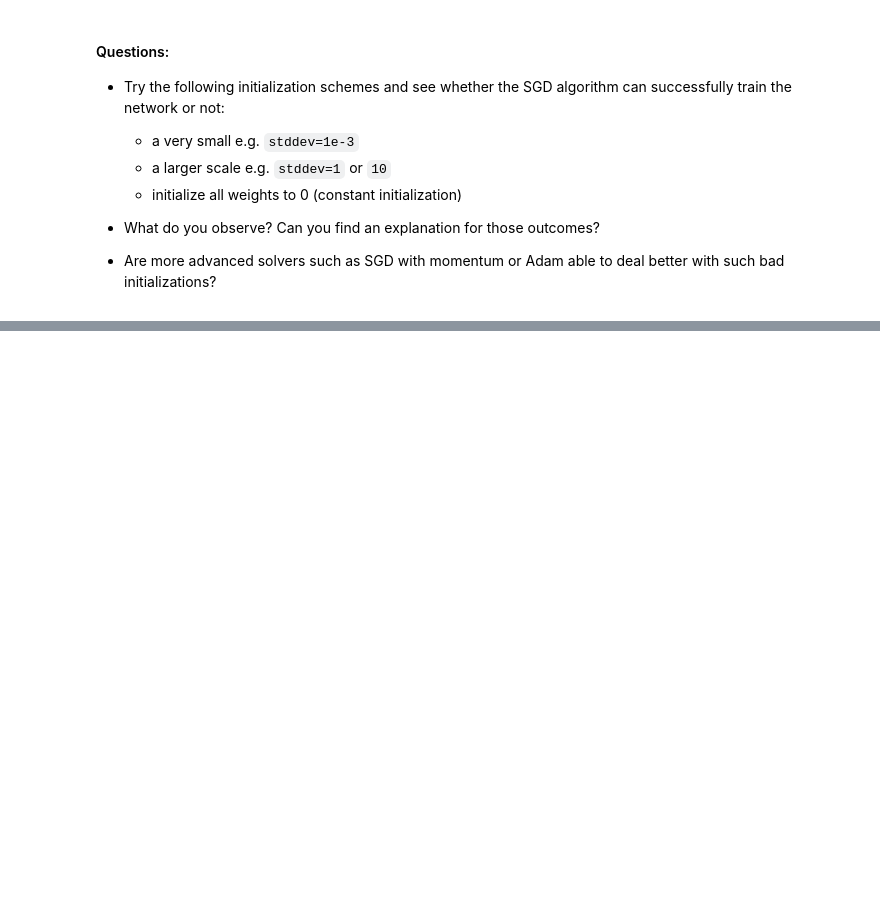
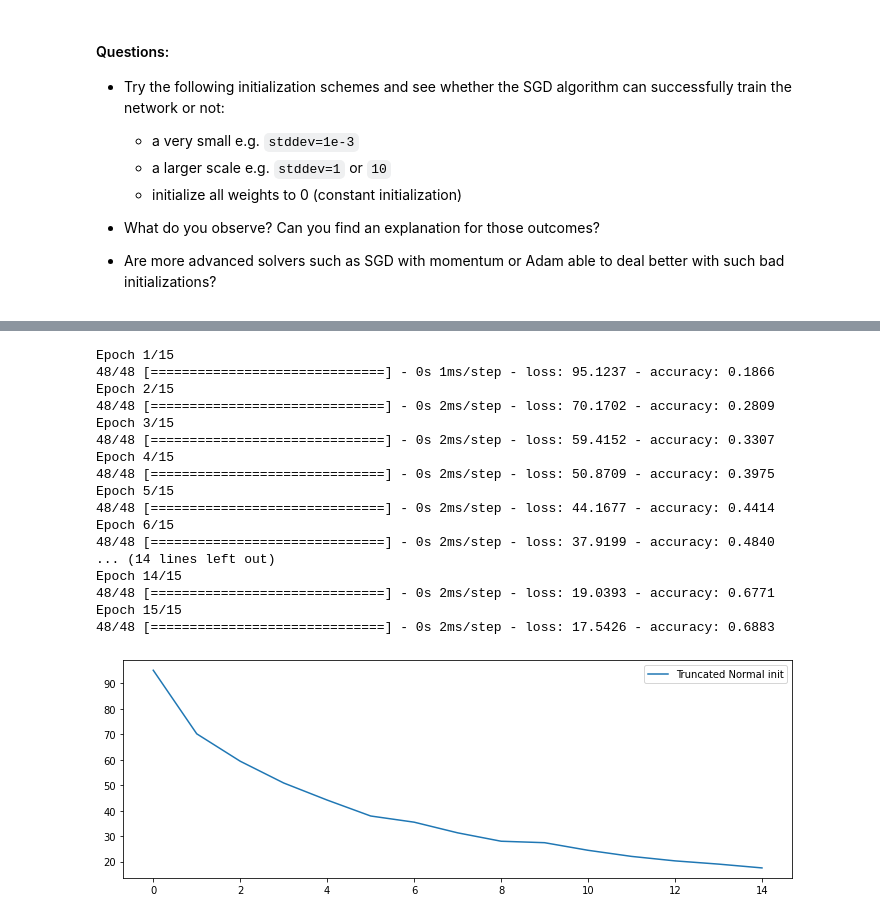
Before and after one commit to hrialan/AppliedDeepLearning_M2DataScience, a Jupyter notebook: labs/01_keras/Intro Keras.ipynb, the cells around one changed output, grey strips where cells are left out. Cells and saved outputs as stored; diff of their text form; code cells hidden in the pictures; blank space fills up the shorter version.

```diff
--- a/labs/01_keras/Intro Keras.ipynb
+++ b/labs/01_keras/Intro Keras.ipynb
@@ -723,0 +766,39 @@ model.layers[0].weights
+# %%
+normal_init = initializers.TruncatedNormal(stddev=10)
+
+
+model = Sequential()
+model.add(Dense(hidden_dim, input_dim=input_dim, activation="tanh",
+                kernel_initializer=normal_init))
+model.add(Dense(hidden_dim, activation="tanh",
+                kernel_initializer=normal_init))
+model.add(Dense(output_dim, activation="softmax",
+                kernel_initializer=normal_init))
+
+model.compile(optimizer=optimizers.SGD(learning_rate=0.1),
+              loss='categorical_crossentropy', metrics=['accuracy'])
+
+history = model.fit(X_train, Y_train, epochs=15, batch_size=32)
+
+plt.figure(figsize=(12, 4))
+plt.plot(history.history['loss'], label="Truncated Normal init")
+plt.legend();
+# %% [output]
+Epoch 1/15
+48/48 [==============================] - 0s 1ms/step - loss: 95.1237 - accuracy: 0.1866
+Epoch 2/15
+48/48 [==============================] - 0s 2ms/step - loss: 70.1702 - accuracy: 0.2809
+Epoch 3/15
+48/48 [==============================] - 0s 2ms/step - loss: 59.4152 - accuracy: 0.3307
+Epoch 4/15
+48/48 [==============================] - 0s 2ms/step - loss: 50.8709 - accuracy: 0.3975
+Epoch 5/15
+48/48 [==============================] - 0s 2ms/step - loss: 44.1677 - accuracy: 0.4414
+Epoch 6/15
+48/48 [==============================] - 0s 2ms/step - loss: 37.9199 - accuracy: 0.4840
+... (14 lines left out)
+Epoch 14/15
+48/48 [==============================] - 0s 2ms/step - loss: 19.0393 - accuracy: 0.6771
+Epoch 15/15
+48/48 [==============================] - 0s 2ms/step - loss: 17.5426 - accuracy: 0.6883
+[figure, added]
```
Also changed, not shown: parts of 27 cells of this notebook.
